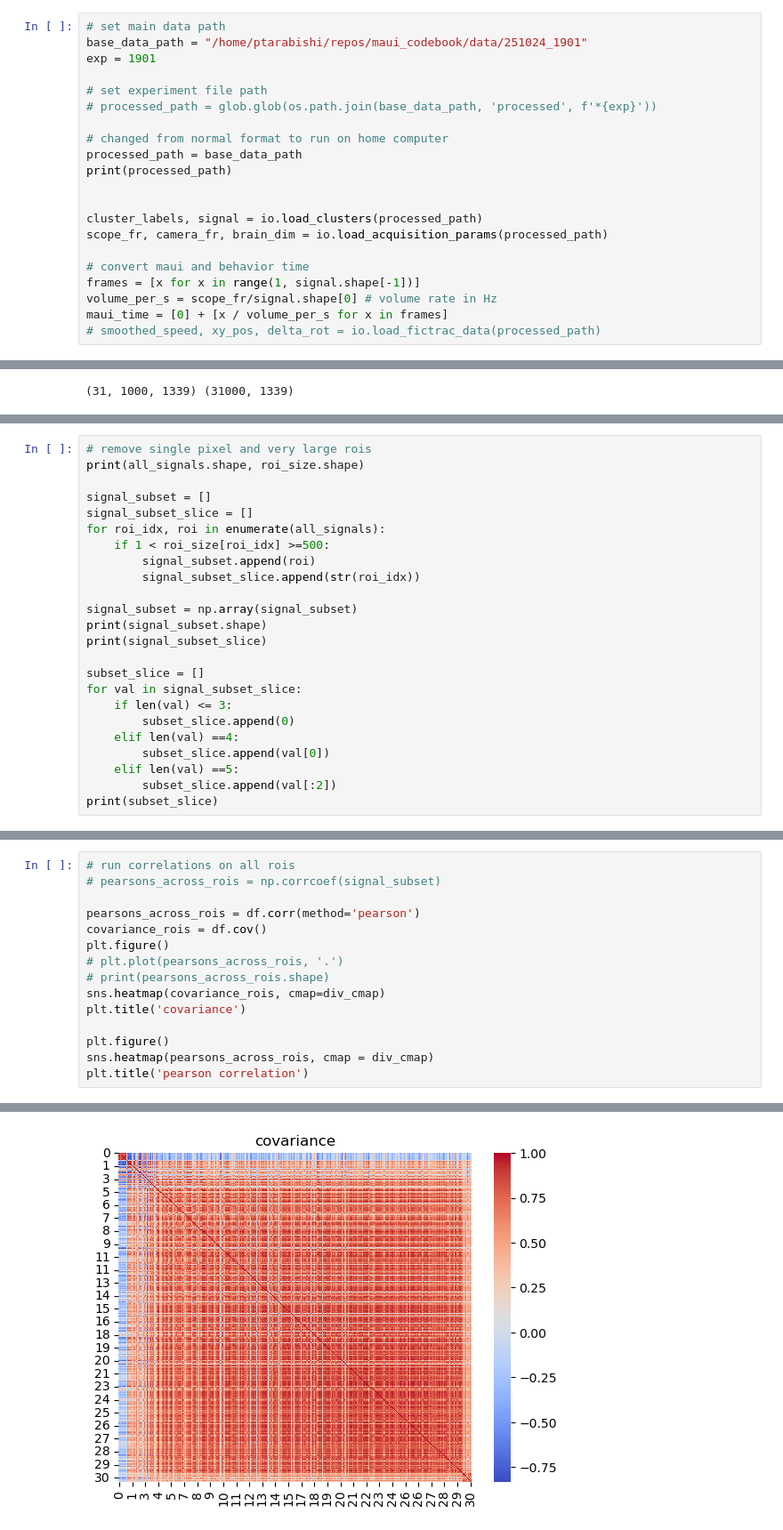
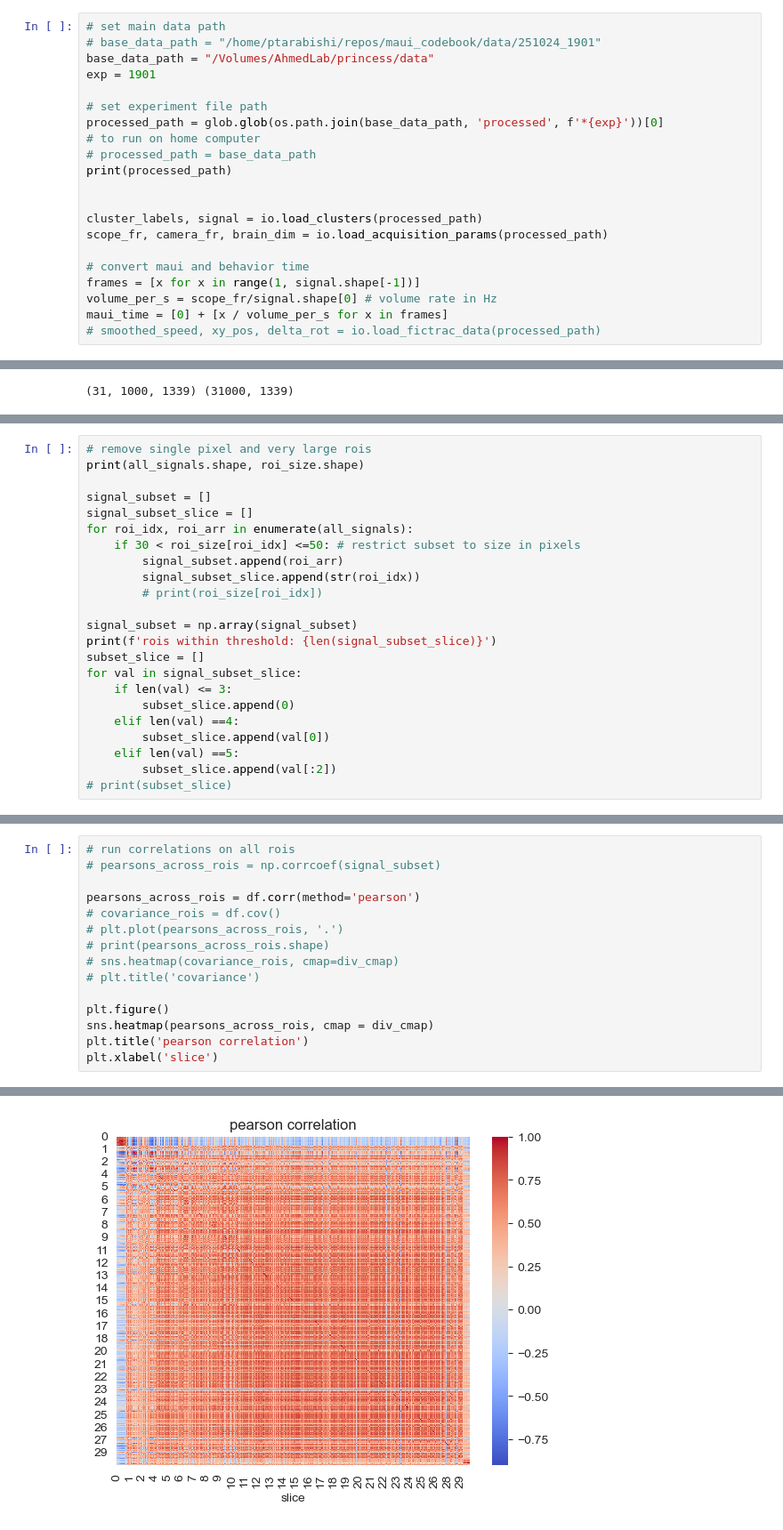
Before and after one commit to ptarabishi/maui_codebook, a Jupyter notebook: 2025_11_09_correlationmatrix.ipynb, the cells around one changed output, grey strips where cells are left out. Shown at 89% size. Drawn from its saved outputs; the diff is of its cells as text.

```diff
--- a/2025_11_09_correlationmatrix.ipynb
+++ b/2025_11_09_correlationmatrix.ipynb
@@ -24,13 +25,13 @@ from scipy.stats import pearsonr
 # %%
 # set main data path
-base_data_path = "/home/ptarabishi/repos/maui_codebook/data/251024_1901"
+# base_data_path = "/home/ptarabishi/repos/maui_codebook/data/251024_1901"
+base_data_path = "/Volumes/AhmedLab/princess/data"
 exp = 1901
 
 # set experiment file path
-# processed_path = glob.glob(os.path.join(base_data_path, 'processed', f'*{exp}'))
-
-# changed from normal format to run on home computer
-processed_path = base_data_path
+processed_path = glob.glob(os.path.join(base_data_path, 'processed', f'*{exp}'))[0]
+# to run on home computer
+# processed_path = base_data_path
 print(processed_path)
 
 
@@ -116,15 +110,14 @@ print(all_signals.shape, roi_size.shape)
 
 signal_subset = []
 signal_subset_slice = []
-for roi_idx, roi in enumerate(all_signals):
-    if 1 < roi_size[roi_idx] >=500:
-        signal_subset.append(roi)
+for roi_idx, roi_arr in enumerate(all_signals):
+    if 30 < roi_size[roi_idx] <=50: # restrict subset to size in pixels
+        signal_subset.append(roi_arr)
         signal_subset_slice.append(str(roi_idx))
+        # print(roi_size[roi_idx])
 
 signal_subset = np.array(signal_subset)
-print(signal_subset.shape)
-print(signal_subset_slice)
-
+print(f'rois within threshold: {len(signal_subset_slice)}')
 subset_slice = []
 for val in signal_subset_slice:
     if len(val) <= 3:
@@ -133,6 +126,6 @@ for val in signal_subset_slice:
         subset_slice.append(val[0])
     elif len(val) ==5:
         subset_slice.append(val[:2])
-print(subset_slice)
+# print(subset_slice)
 # %% [output]
 (31000, 1339) (31000,)
@@ -149,14 +157,14 @@ print(df.shape)
 # pearsons_across_rois = np.corrcoef(signal_subset)
 
 pearsons_across_rois = df.corr(method='pearson')
-covariance_rois = df.cov()
-plt.figure()
+# covariance_rois = df.cov()
 # plt.plot(pearsons_across_rois, '.')
 # print(pearsons_across_rois.shape)
-sns.heatmap(covariance_rois, cmap=div_cmap)
-plt.title('covariance')
+# sns.heatmap(covariance_rois, cmap=div_cmap)
+# plt.title('covariance')
 
 plt.figure()
 sns.heatmap(pearsons_across_rois, cmap = div_cmap)
 plt.title('pearson correlation')
+plt.xlabel('slice')
 # %% [output]
@@ -164 +172 @@ Text(0.5, 1.0, 'pearson correlation')
-[figure, old version]
+[figure, new version]
```
Also changed, not shown: parts of 14 cells of this notebook.
